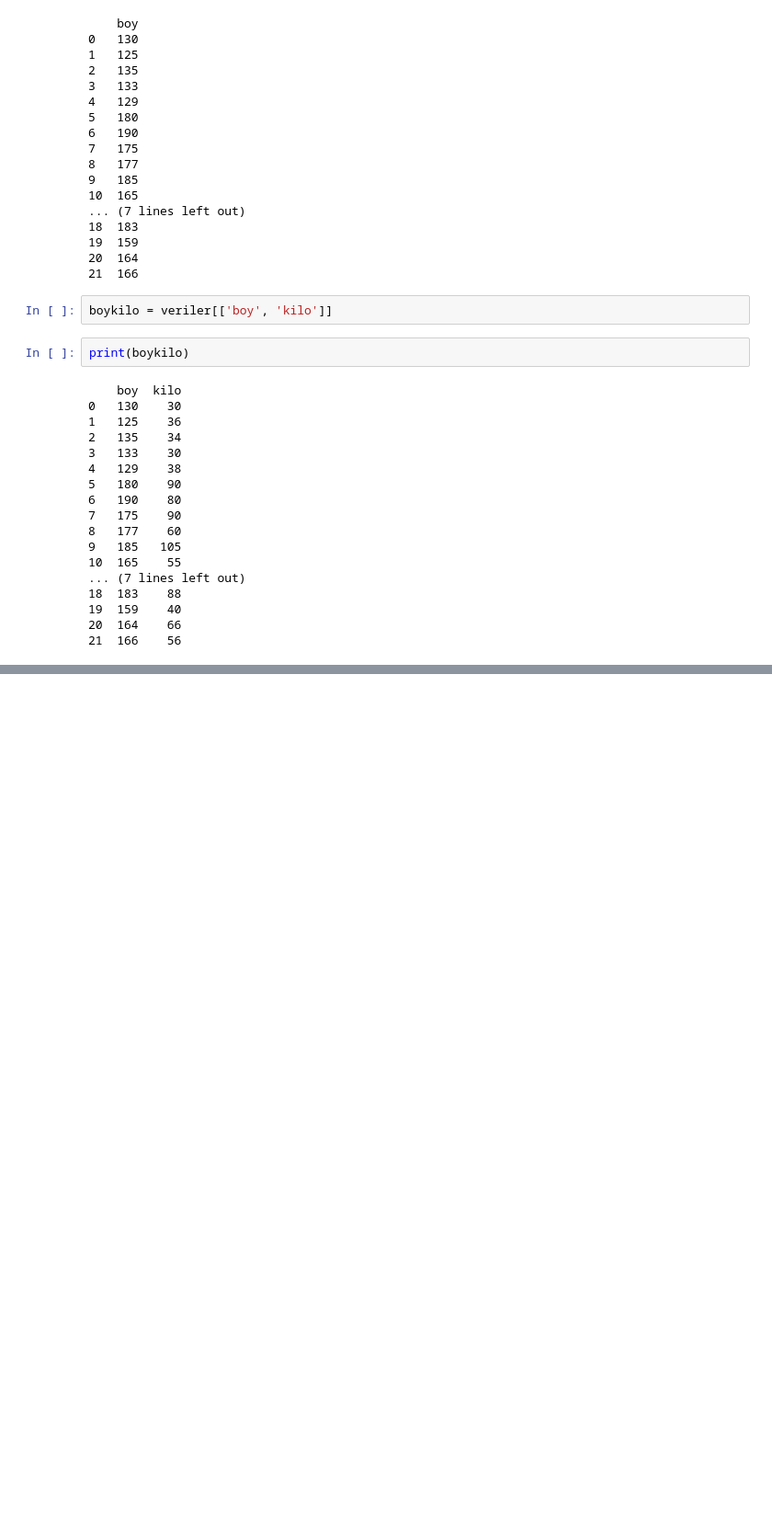
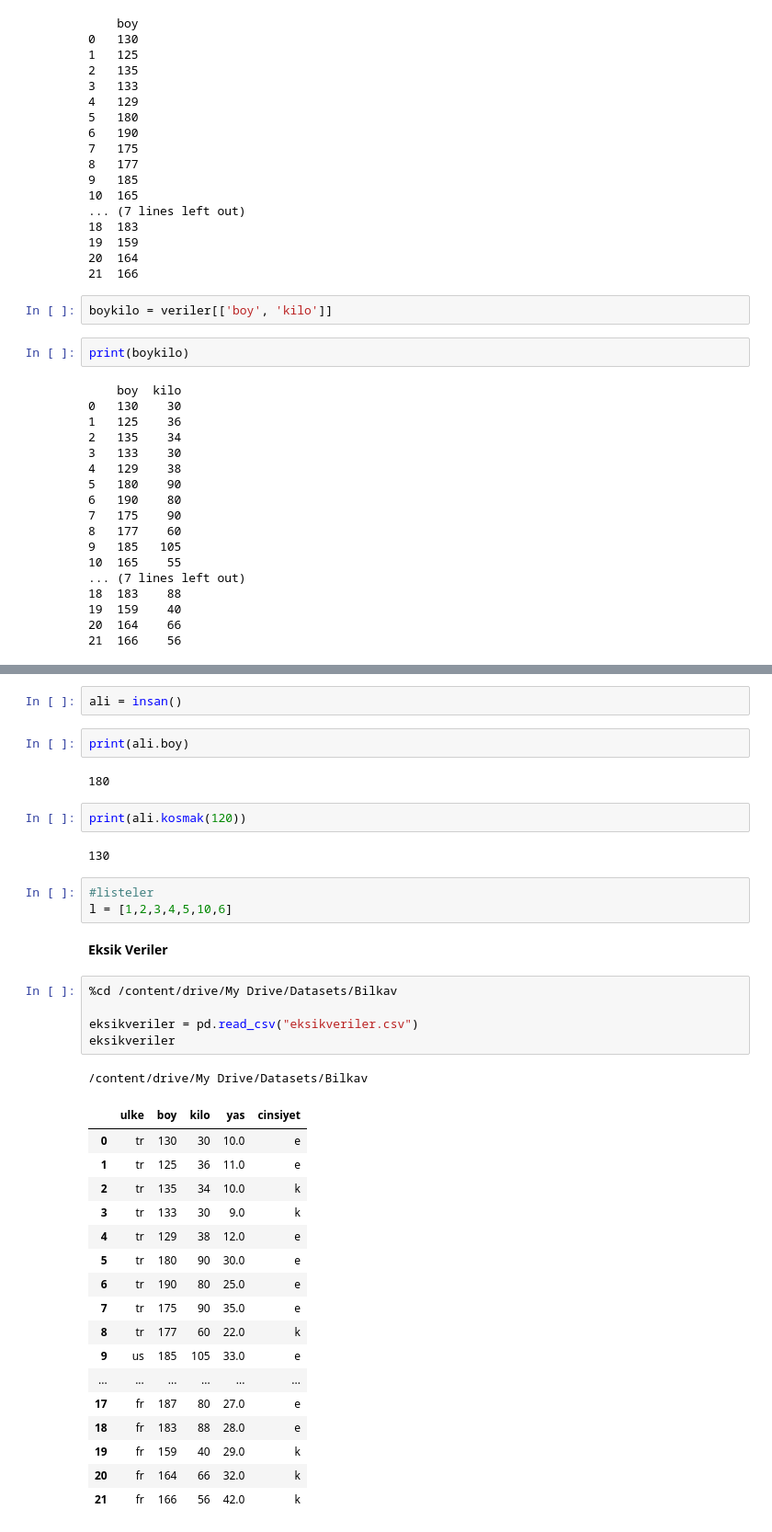
Before and after one commit to arifaygun/ML_Calisma_Notebooklari, a Jupyter notebook: Pythonla_Makine_Ogrenmesi.ipynb, the cells around one changed output, grey strips where cells are left out. Shown at 92% size. Cells and saved outputs as stored; diff of their text form; blank space fills up the shorter version.

```diff
--- a/Pythonla_Makine_Ogrenmesi.ipynb
+++ b/Pythonla_Makine_Ogrenmesi.ipynb
@@ -104,0 +118,39 @@ print(boykilo)
+# %%
+ali = insan()
+# %%
+print(ali.boy)
+# %% [output]
+180
+# %%
+print(ali.kosmak(120))
+# %% [output]
+130
+# %%
+#listeler
+l = [1,2,3,4,5,10,6]
+# %% [markdown]
+**Eksik Veriler**
+# %%
+%cd /content/drive/My Drive/Datasets/Bilkav
+
+eksikveriler = pd.read_csv("eksikveriler.csv")
+eksikveriler
+# %% [output]
+/content/drive/My Drive/Datasets/Bilkav
+|  | ulke | boy | kilo | yas | cinsiyet |
+| 0 | tr | 130 | 30 | 10.0 | e |
+| 1 | tr | 125 | 36 | 11.0 | e |
+| 2 | tr | 135 | 34 | 10.0 | k |
+| 3 | tr | 133 | 30 | 9.0 | k |
+| 4 | tr | 129 | 38 | 12.0 | e |
+| 5 | tr | 180 | 90 | 30.0 | e |
+| 6 | tr | 190 | 80 | 25.0 | e |
+| 7 | tr | 175 | 90 | 35.0 | e |
+| 8 | tr | 177 | 60 | 22.0 | k |
+| 9 | us | 185 | 105 | 33.0 | e |
+| ... | ... | ... | ... | ... | ... |
+| 17 | fr | 187 | 80 | 27.0 | e |
+| 18 | fr | 183 | 88 | 28.0 | e |
+| 19 | fr | 159 | 40 | 29.0 | k |
+| 20 | fr | 164 | 66 | 32.0 | k |
+| 21 | fr | 166 | 56 | 42.0 | k |
```
Also changed, not shown: parts of 4 cells of this notebook.
